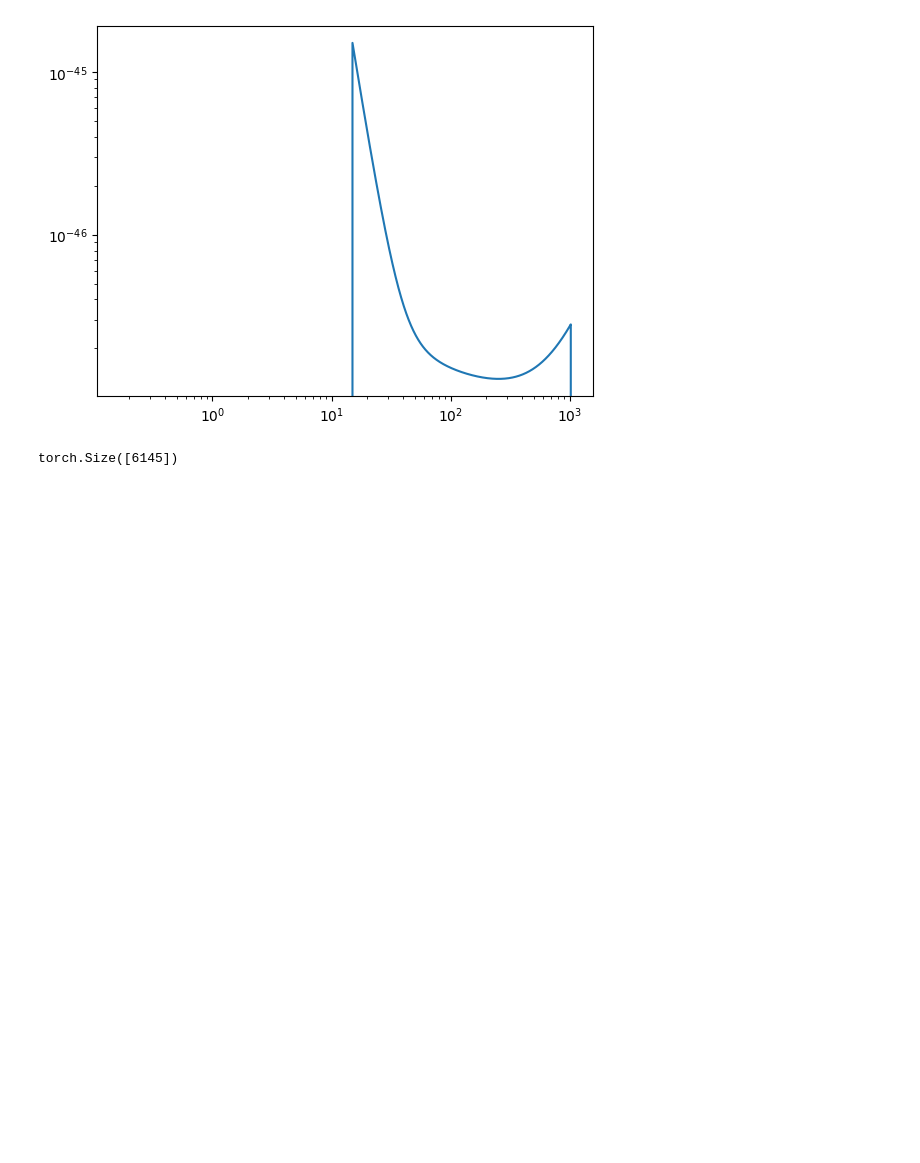
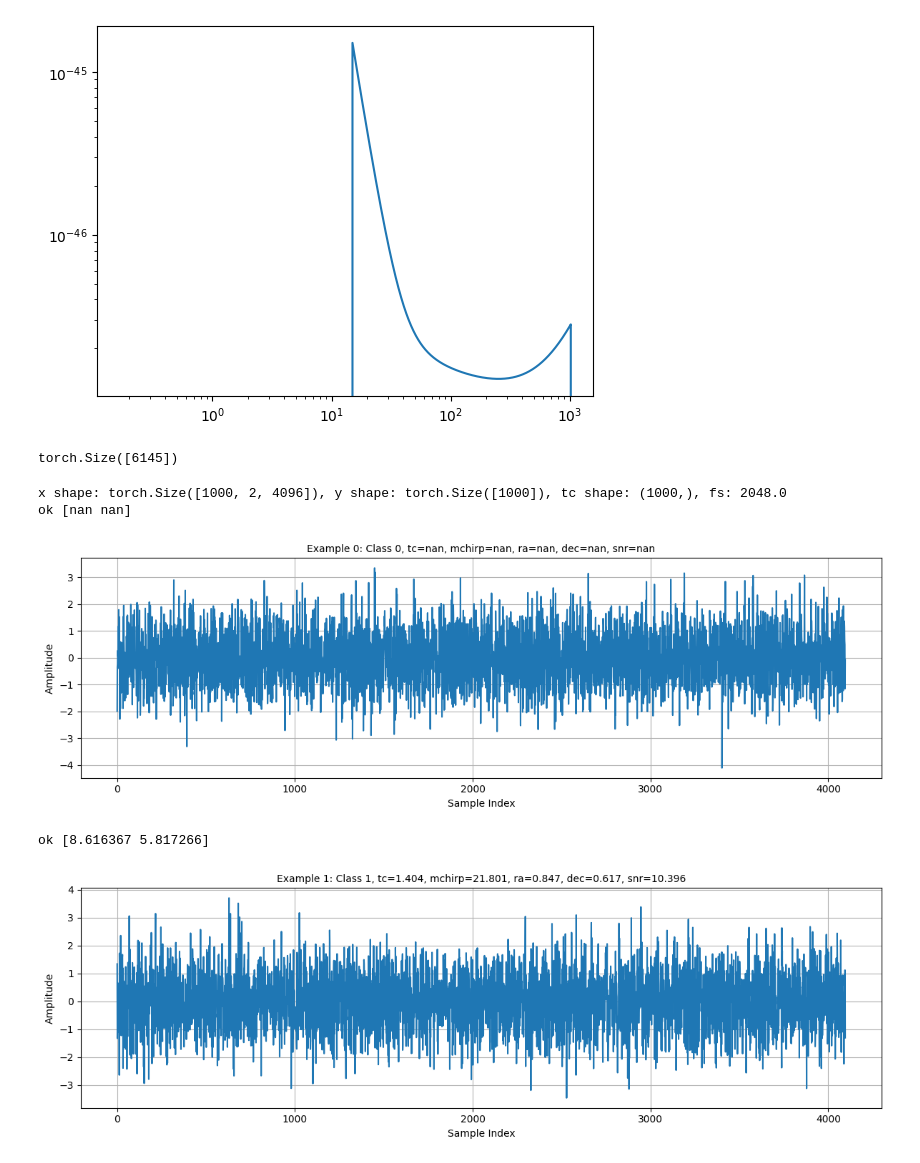
Before and after one commit to MelissaLP/sage, a Jupyter notebook: eucaif/testing_sage.ipynb, the cells around one changed output. Saved outputs shown, nothing was run; the diff lists cells and outputs as text; code cells hidden in the pictures; blank space fills up the shorter version.

```diff
--- a/eucaif/testing_sage.ipynb
+++ b/eucaif/testing_sage.ipynb
@@ -133,3 +133,52 @@ tensor([0.0000e+00, 0.0000e+00, 0.0000e+00,  ..., 5.3031e-24, 5.3036e-24,
 psd_used[0].shape
 # %% [output]
 torch.Size([6145])
+# %%
+import h5py, numpy as np, torch
+import matplotlib.pyplot as plt
+with h5py.File("../../eucaif_whitened.h5", "r") as f:
+    x = torch.from_numpy(f["x"][:1000])                          # (1000, 2, 8192)
+    y = torch.from_numpy(f["metadata/class"][:1000].astype(np.int64))
+    meta = {k: f[f"metadata/{k}"][:1000] for k in ["tc", "mchirp", "ra", "dec", "snr", "snr_det"]}
+    fs = f.attrs["sample_rate"]
+# %%
+import matplotlib.pyplot as plt
+
+# 1. Print shapes and sampling rate instead of leaving an unassigned tuple
+print(f"x shape: {x.shape}, y shape: {y.shape}, tc shape: {meta['tc'].shape}, fs: {fs}")
+
+for i in range(min(2, len(x))):
+    # Extract signal waveform (flattened if x has 2D channel structure like [channels, time])
+    signal = x[i, 0].flatten()
+
+    # Safely convert single-element tensor/array values to scalar floats for formatting
+    tc_val = float(meta['tc'][i])
+    mchirp_val = float(meta['mchirp'][i])
+    ra_val = float(meta['ra'][i])
+    dec_val = float(meta['dec'][i])
+    snr_val = float(meta['snr'][i])
+    print('ok', meta['snr_det'][i])
+    #snr_det_val = float(meta['snr_det'][i])
+
+    # Handle scalar extraction for class label regardless of whether y is Tensor or NumPy array
+    y_val = y[i].item() if hasattr(y[i], 'item') else y[i]
+
+    plt.figure(figsize=(12, 4))
+    plt.plot(signal)
+    title_str = (
+        f"Example {i}: Class {y_val}, "
+        f"tc={tc_val:.3f}, mchirp={mchirp_val:.3f}, ra={ra_val:.3f}, "
+        f"dec={dec_val:.3f}, snr={snr_val:.3f}"
+    )
+    plt.title(title_str, fontsize=10)
+    plt.xlabel("Sample Index")
+    plt.ylabel("Amplitude")
+    plt.grid(True)
+    plt.tight_layout()
+    plt.show()
+# %% [output]
+x shape: torch.Size([1000, 2, 4096]), y shape: torch.Size([1000]), tc shape: (1000,), fs: 2048.0
+ok [nan nan]
+[figure, added]
+ok [8.616367 5.817266]
+[figure, added]
```
Also changed, not shown: parts of 1 cell of this notebook, 2 other files.
